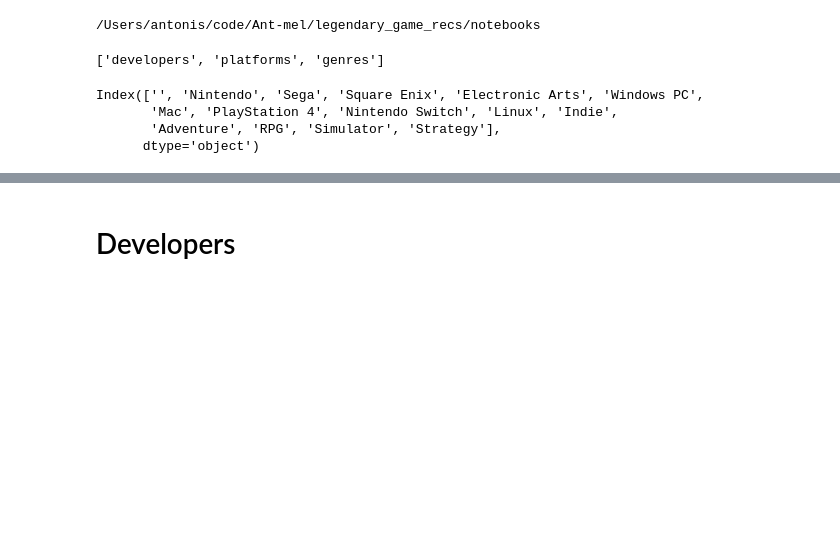
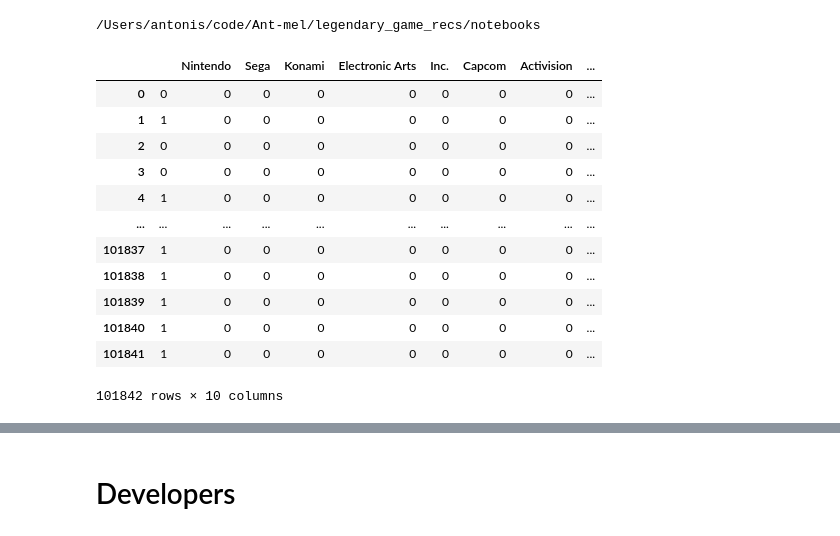
Before and after one commit to Ant-mel/legendary_game_recs, a Jupyter notebook: notebooks/Data_exploration.ipynb, the cells around one changed output, grey strips where cells are left out. Drawn from its saved outputs; the diff is of its cells as text; code cells hidden in the pictures; blank space fills up the shorter version.

```diff
--- a/notebooks/Data_exploration.ipynb
+++ b/notebooks/Data_exploration.ipynb
@@ -47,5 +44 @@ categories_as_lists = make_list_columns_to_lists(data, ['developers', 'platforms
-# %%
-list(categories_as_lists.columns)
-# %% [output]
-['developers', 'platforms', 'genres']
 # %%
@@ -60,10 +53,3 @@ def keeping_ohe_columns_and_dropping_the_originals(list_of_columns, num_ohe):
         empty = pd.concat((empty, cols_to_keep), axis=1)
 
     return empty
-# %%
-keeping_ohe_columns_and_dropping_the_originals(categories_as_lists, 5).columns
-# %% [output]
-Index(['', 'Nintendo', 'Sega', 'Square Enix', 'Electronic Arts', 'Windows PC',
-       'Mac', 'PlayStation 4', 'Nintendo Switch', 'Linux', 'Indie',
-       'Adventure', 'RPG', 'Simulator', 'Strategy'],
-      dtype='object')
@@ -69,0 +58,18 @@ Index(['', 'Nintendo', 'Sega', 'Square Enix', 'Electronic Arts', 'Windows PC',
+# %%
+df, enc = categorical_encoder(categories_as_lists['developers'])
+# %%
+keep_x_OHE_columns(df)
+# %% [output]
+|  |  | Nintendo | Sega | Konami | Electronic Arts | Inc. | Capcom | Activision | ... |
+| 0 | 0 | 0 | 0 | 0 | 0 | 0 | 0 | 0 | ... |
+| 1 | 1 | 0 | 0 | 0 | 0 | 0 | 0 | 0 | ... |
+| 2 | 0 | 0 | 0 | 0 | 0 | 0 | 0 | 0 | ... |
+| 3 | 0 | 0 | 0 | 0 | 0 | 0 | 0 | 0 | ... |
+| 4 | 1 | 0 | 0 | 0 | 0 | 0 | 0 | 0 | ... |
+| ... | ... | ... | ... | ... | ... | ... | ... | ... | ... |
+| 101837 | 1 | 0 | 0 | 0 | 0 | 0 | 0 | 0 | ... |
+| 101838 | 1 | 0 | 0 | 0 | 0 | 0 | 0 | 0 | ... |
+| 101839 | 1 | 0 | 0 | 0 | 0 | 0 | 0 | 0 | ... |
+| 101840 | 1 | 0 | 0 | 0 | 0 | 0 | 0 | 0 | ... |
+| 101841 | 1 | 0 | 0 | 0 | 0 | 0 | 0 | 0 | ... |
+101842 rows × 10 columns
```
Also changed, not shown: parts of 19 cells of this notebook.
